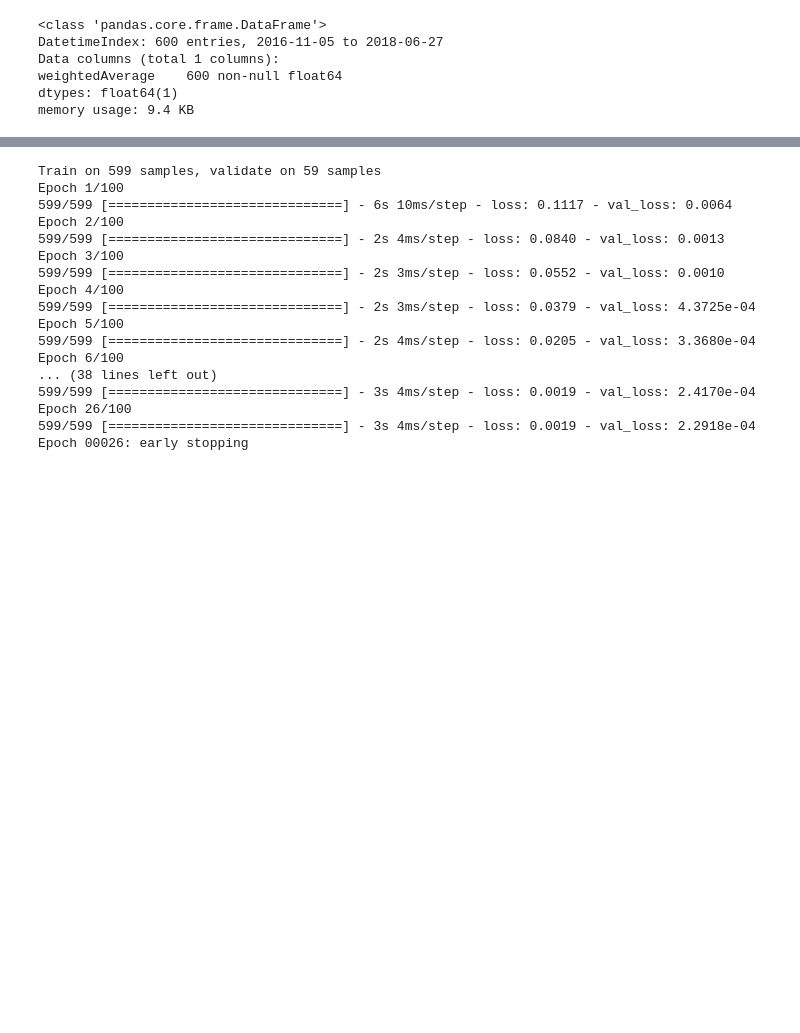
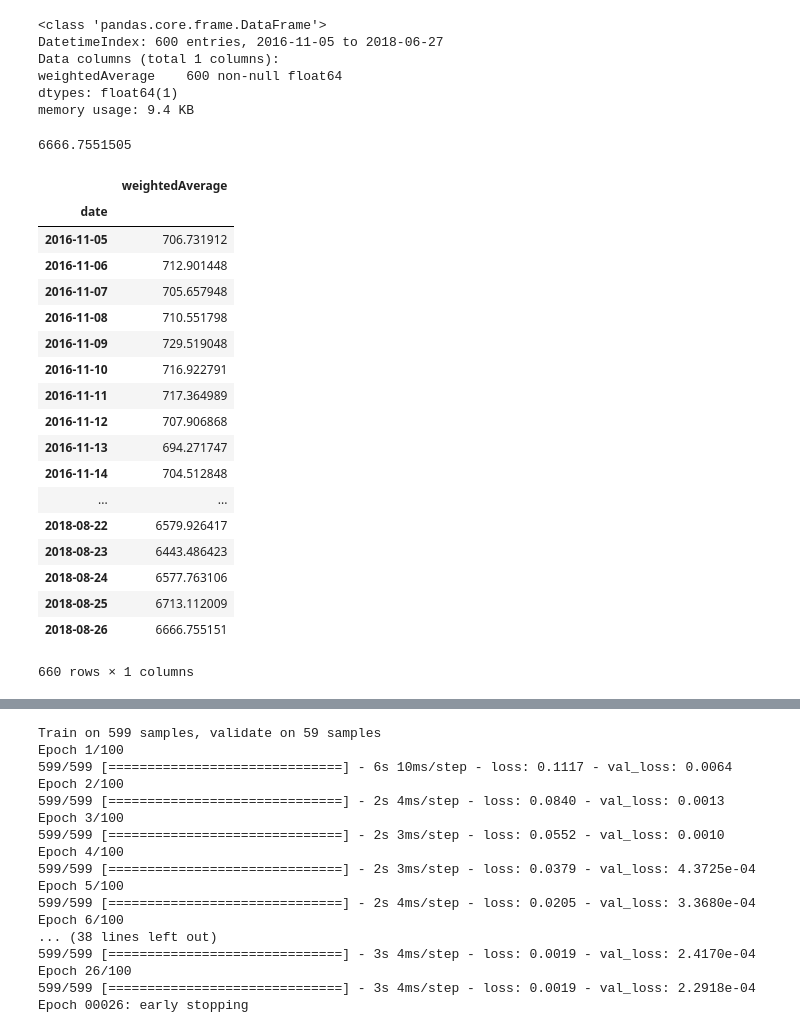
Before and after one commit to cgarciadiaz/An-lisis-de-criptomonedas, a Jupyter notebook: cryptocurrency_prediction_deep_learning.ipynb, the cells around one changed output, grey strips where cells are left out. Cells and saved outputs as stored; diff of their text form; code cells hidden in the pictures; blank space fills up the shorter version.

```diff
--- a/cryptocurrency_prediction_deep_learning.ipynb
+++ b/cryptocurrency_prediction_deep_learning.ipynb
@@ -484,6 +484,32 @@ Data columns (total 1 columns):
 weightedAverage    600 non-null float64
 dtypes: float64(1)
 memory usage: 9.4 KB
+# %%
+working_data.iloc[-1][0]
+# %% [output]
+6666.7551505
+# %%
+working_data
+# %% [output]
+|  | weightedAverage |
+| date |  |
+| 2016-11-05 | 706.731912 |
+| 2016-11-06 | 712.901448 |
+| 2016-11-07 | 705.657948 |
+| 2016-11-08 | 710.551798 |
+| 2016-11-09 | 729.519048 |
+| 2016-11-10 | 716.922791 |
+| 2016-11-11 | 717.364989 |
+| 2016-11-12 | 707.906868 |
+| 2016-11-13 | 694.271747 |
+| 2016-11-14 | 704.512848 |
+| ... | ... |
+| 2018-08-22 | 6579.926417 |
+| 2018-08-23 | 6443.486423 |
+| 2018-08-24 | 6577.763106 |
+| 2018-08-25 | 6713.112009 |
+| 2018-08-26 | 6666.755151 |
+660 rows × 1 columns
 # %%
 # Se prepara el dataset de acuerdo a los requerimientos del modelo y dividir el conjunto de datos en entrenamiento y prueba.
 # Se define la función que crea X e Y etiquetas para el modelo.
```
Also changed, not shown: parts of 3 cells of this notebook, 3 other files.
